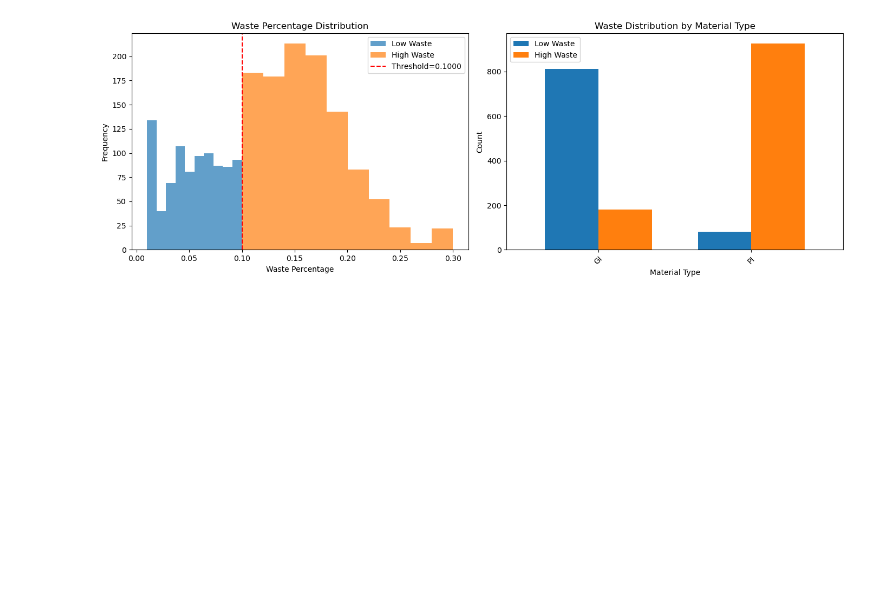
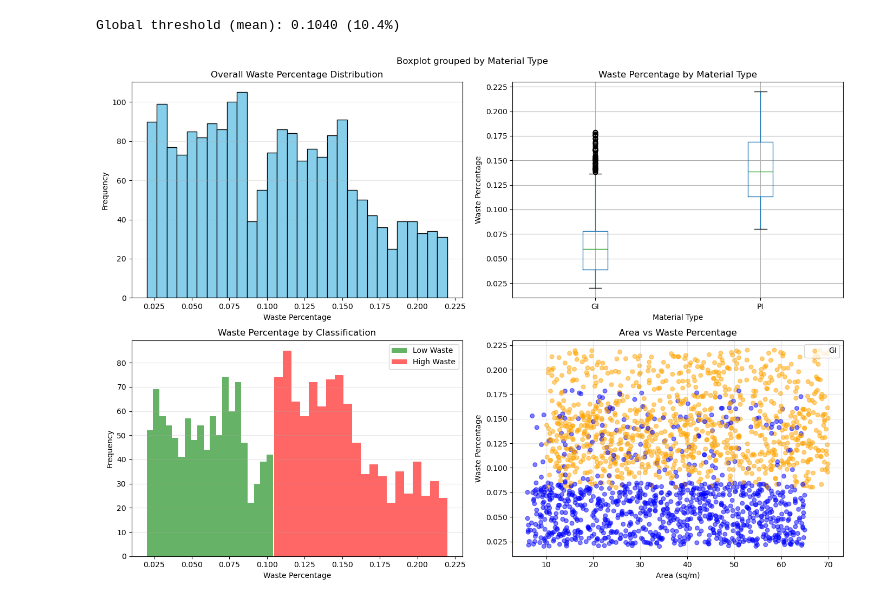
Before and after one commit to ofimikfra/CSCI323-Project, a Jupyter notebook: knn_model.ipynb, the cells around one changed output. Drawn from its saved outputs; the diff is of its cells as text; code cells hidden in the pictures; blank space fills up the shorter version.

```diff
--- a/knn_model.ipynb
+++ b/knn_model.ipynb
@@ -22,30 +22,48 @@ df.head()
 # %%
-df = df.dropna()
-waste_threshold = 0.10
-df['High_Waste'] = (df['Waste Percentage'] > waste_threshold).astype(int)
+global_threshold = df['Waste Percentage'].mean()
+print(f"Global threshold (mean): {global_threshold:.4f} ({global_threshold:.1%})")
+
+df['High_Waste'] = (df['Waste Percentage'] > global_threshold).astype(int)
+# %% [output]
+Global threshold (mean): 0.1040 (10.4%)
-# %%
-fig, axes = plt.subplots(1, 2, figsize=(14, 5))
-
-axes[0].hist(df[df['High_Waste']==0]['Waste Percentage'],
-             alpha=0.7, label='Low Waste', bins=10)
-axes[0].hist(df[df['High_Waste']==1]['Waste Percentage'],
-             alpha=0.7, label='High Waste', bins=10)
-axes[0].axvline(x=waste_threshold, color='red', linestyle='--',
-                label=f'Threshold={waste_threshold:.4f}')
-axes[0].set_xlabel('Waste Percentage')
-axes[0].set_ylabel('Frequency')
-axes[0].set_title('Waste Percentage Distribution')
-axes[0].legend()
-
-waste_by_material = df.groupby(['Material Type', 'High_Waste']).size().unstack(fill_value=0)
-waste_by_material.plot(kind='bar', ax=axes[1], width=0.7)
-axes[1].set_xlabel('Material Type')
-axes[1].set_ylabel('Count')
-axes[1].set_title('Waste Distribution by Material Type')
-axes[1].legend(['Low Waste', 'High Waste'])
-axes[1].set_xticklabels(axes[1].get_xticklabels(), rotation=45)
-
-plt.tight_layout()
-plt.show()
-# %% [output]
-[figure, removed]
+# %%
+# Create a visualization of waste percentage distribution
+fig, axes = plt.subplots(2, 2, figsize=(14, 10))
+
+# 1. Overall waste percentage distribution
+axes[0, 0].hist(df['Waste Percentage'], bins=30, color='skyblue', edgecolor='black')
+axes[0, 0].set_xlabel('Waste Percentage')
+axes[0, 0].set_ylabel('Frequency')
+axes[0, 0].set_title('Overall Waste Percentage Distribution')
+axes[0, 0].grid(axis='y', alpha=0.3)
+
+# 2. Waste percentage by material type (box plot)
+df.boxplot(column='Waste Percentage', by='Material Type', ax=axes[0, 1])
+axes[0, 1].set_xlabel('Material Type')
+axes[0, 1].set_ylabel('Waste Percentage')
+axes[0, 1].set_title('Waste Percentage by Material Type')
+plt.sca(axes[0, 1])
+plt.xticks([1, 2], ['GI', 'PI'])
+
+# 3. Waste percentage by High_Waste category
+axes[1, 0].hist(df[df['High_Waste']==0]['Waste Percentage'], alpha=0.6, label='Low Waste', bins=20, color='green')
+axes[1, 0].hist(df[df['High_Waste']==1]['Waste Percentage'], alpha=0.6, label='High Waste', bins=20, color='red')
+axes[1, 0].set_xlabel('Waste Percentage')
+axes[1, 0].set_ylabel('Frequency')
+axes[1, 0].set_title('Waste Percentage by Classification')
+axes[1, 0].legend()
+axes[1, 0].grid(axis='y', alpha=0.3)
+
+# 4. Scatter plot: Area vs Waste Percentage colored by Material Type
+colors = ['blue' if mt == 'GI' else 'orange' for mt in df['Material Type']]
+axes[1, 1].scatter(df['Area (sq/m)'], df['Waste Percentage'], c=colors, alpha=0.5, s=30)
+axes[1, 1].set_xlabel('Area (sq/m)')
+axes[1, 1].set_ylabel('Waste Percentage')
+axes[1, 1].set_title('Area vs Waste Percentage')
+axes[1, 1].legend(['GI', 'PI'], loc='upper right')
+axes[1, 1].grid(alpha=0.3)
+
+plt.tight_layout()
+plt.show()
+# %% [output]
+[figure, added]
```
Also changed, not shown: parts of 9 cells of this notebook, 1 other file.
